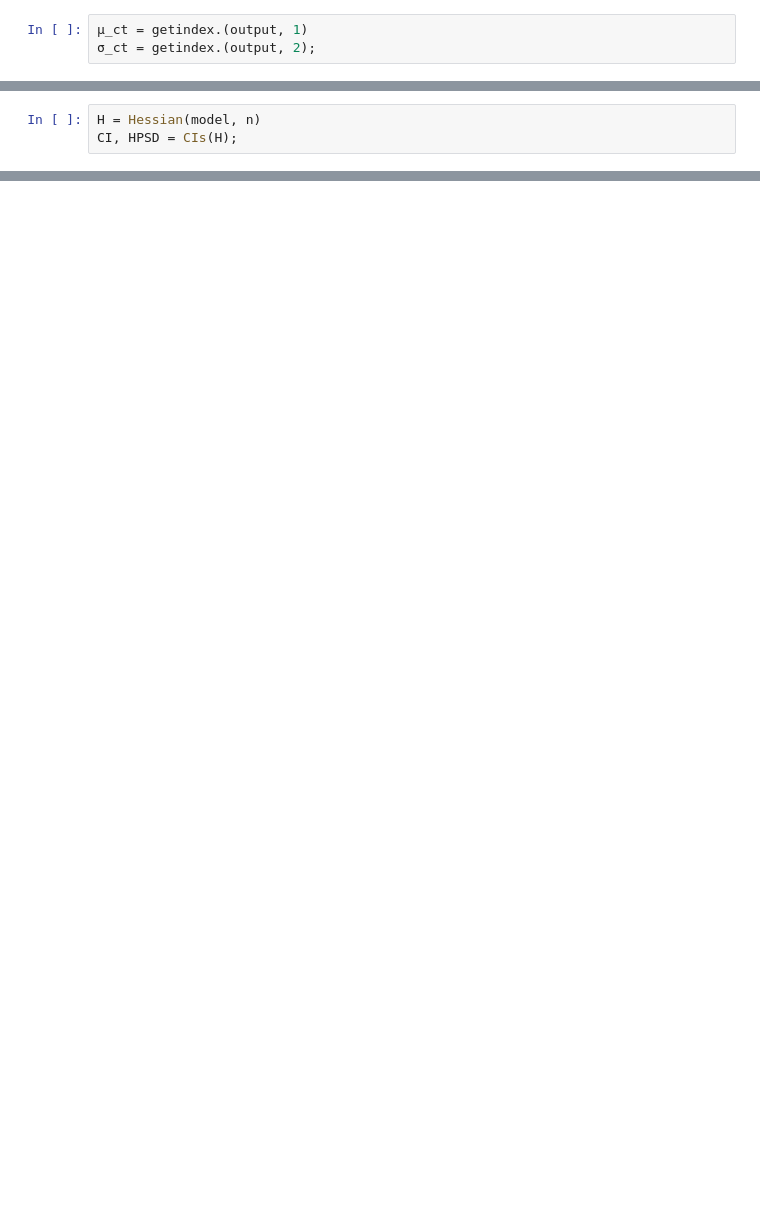
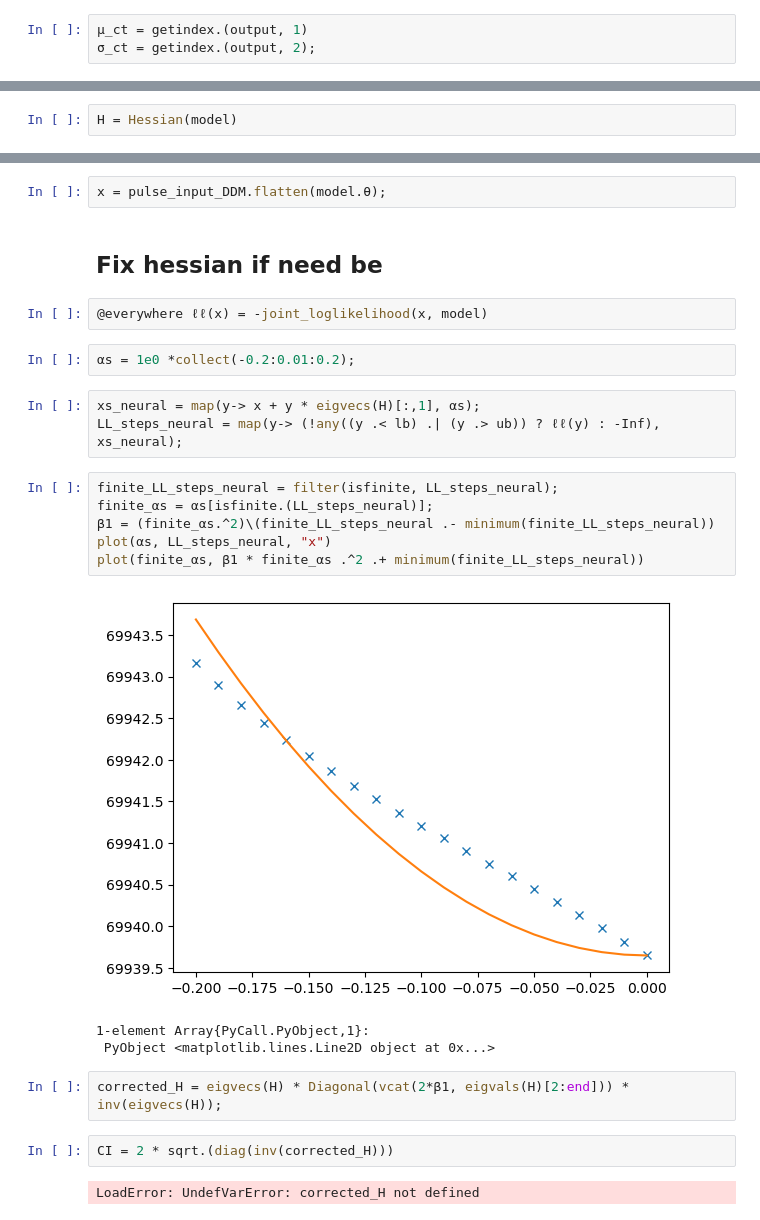
Before and after one commit to Brody-Lab/PulseInputDDM.jl, a Jupyter notebook: examples/recover_joint_model_converge.ipynb, the cells around one changed output, grey strips where cells are left out. Cells and saved outputs as stored; diff of their text form; blank space fills up the shorter version.

Commit message:
sample from jojnt model

```diff
--- a/examples/recover_joint_model_converge.ipynb
+++ b/examples/recover_joint_model_converge.ipynb
@@ -268,3 +194,2 @@ tight_layout()
 # %%
-H = Hessian(model, n)
-CI, HPSD = CIs(H);
+H = Hessian(model)
@@ -272,0 +234,27 @@ CI
+# %%
+x = pulse_input_DDM.flatten(model.θ);
+# %% [markdown]
+## Fix hessian if need be
+# %%
+@everywhere ℓℓ(x) = -joint_loglikelihood(x, model)
+# %%
+αs = 1e0 *collect(-0.2:0.01:0.2);
+# %%
+xs_neural = map(y-> x + y * eigvecs(H)[:,1], αs);
+LL_steps_neural = map(y-> (!any((y .< lb) .| (y .> ub)) ? ℓℓ(y) : -Inf), xs_neural);
+# %%
+finite_LL_steps_neural = filter(isfinite, LL_steps_neural);
+finite_αs = αs[isfinite.(LL_steps_neural)];
+β1 = (finite_αs.^2)\(finite_LL_steps_neural .- minimum(finite_LL_steps_neural))
+plot(αs, LL_steps_neural, "x")
+plot(finite_αs, β1 * finite_αs .^2 .+ minimum(finite_LL_steps_neural))
+# %% [output]
+[figure, added]
+1-element Array{PyCall.PyObject,1}:
+ PyObject <matplotlib.lines.Line2D object at 0x...>
+# %%
+corrected_H = eigvecs(H) * Diagonal(vcat(2*β1, eigvals(H)[2:end])) * inv(eigvecs(H));
+# %%
+CI = 2 * sqrt.(diag(inv(corrected_H)))
+# %% [output]
+LoadError: UndefVarError: corrected_H not defined
```
Also changed, not shown: parts of 53 cells of this notebook, 5 other files.
